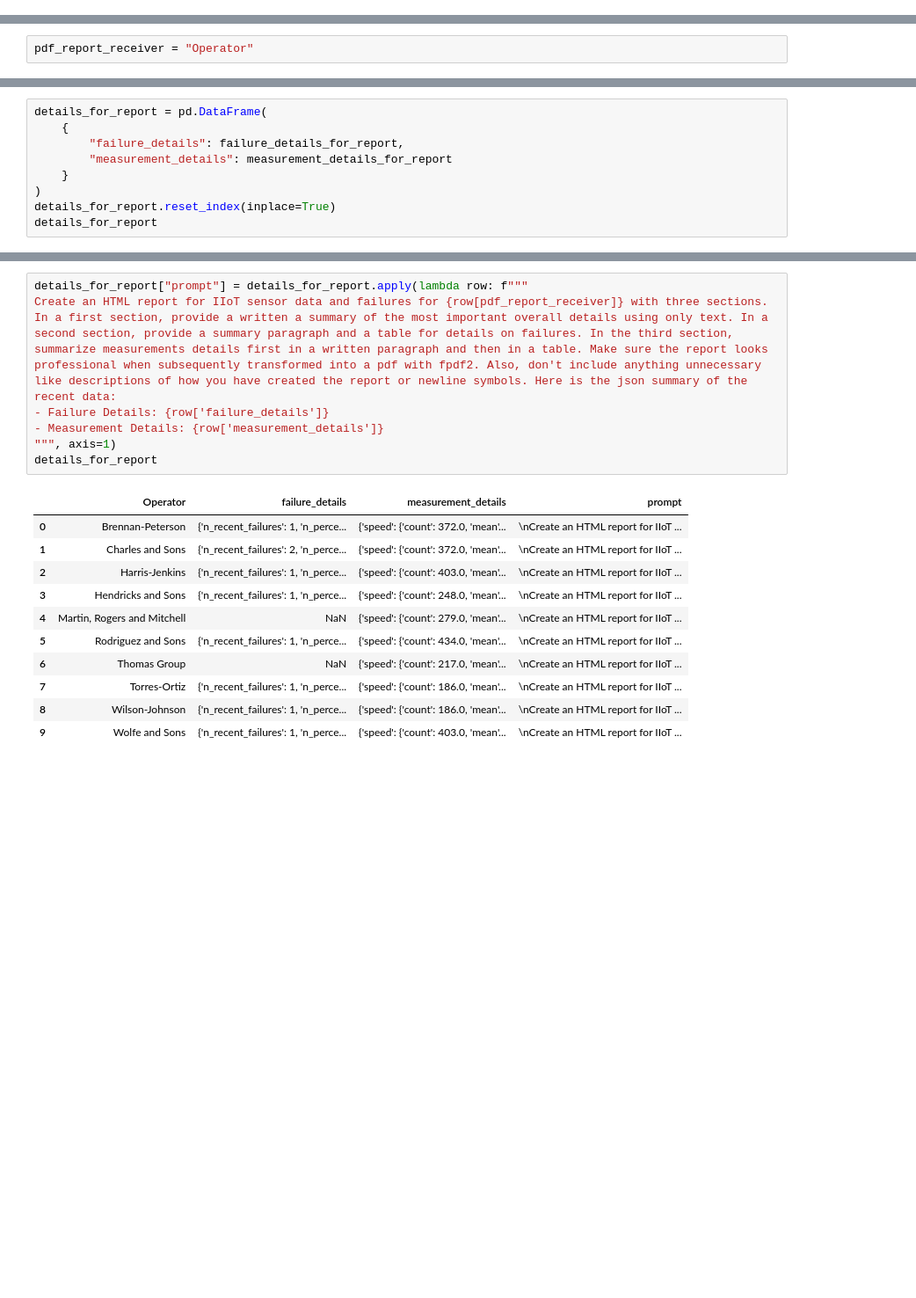
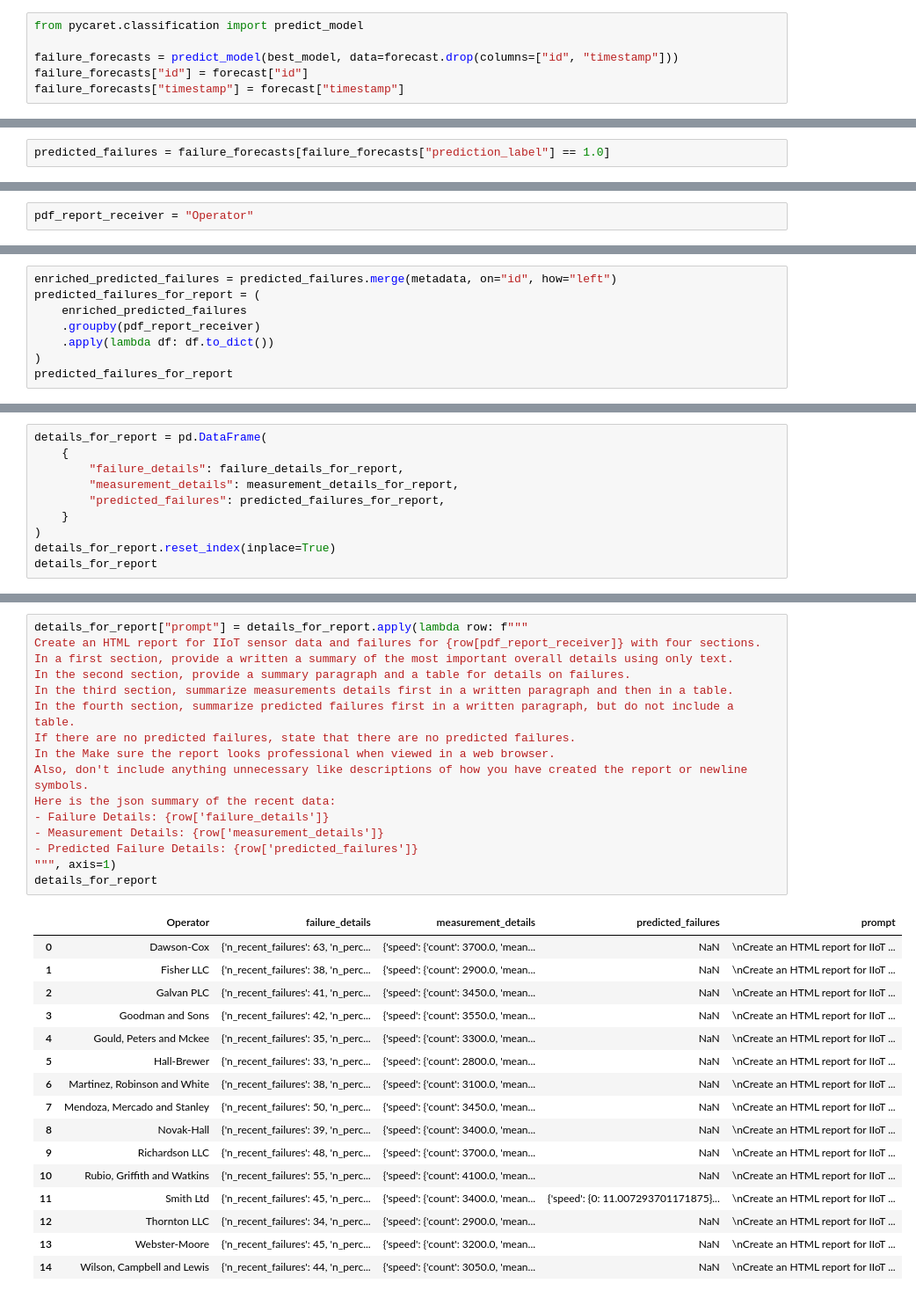
Before and after one commit to squirrel376/neuraltwin, a Jupyter notebook: src/classification/agent.ipynb, the cells around one changed output, grey strips where cells are left out. Shown at 88% size. Drawn from its saved outputs; the diff is of its cells as text; blank space fills up the shorter version.

Commit message:
agent with prediction in report

```diff
--- a/src/classification/agent.ipynb
+++ b/src/classification/agent.ipynb
@@ -259,0 +296,6 @@ n_forecased_failures
+# %%
+from pycaret.classification import predict_model
+
+failure_forecasts = predict_model(best_model, data=forecast.drop(columns=["id", "timestamp"]))
+failure_forecasts["id"] = forecast["id"]
+failure_forecasts["timestamp"] = forecast["timestamp"]
@@ -259,0 +304,2 @@ n_forecased_failures
+# %%
+predicted_failures = failure_forecasts[failure_forecasts["prediction_label"] == 1.0]
@@ -325 +401,9 @@ Wolfe and Sons                 {'speed': {'count': 403.0, 'mean': 40.98080614...
 dtype: object
+# %%
+enriched_predicted_failures = predicted_failures.merge(metadata, on="id", how="left")
+predicted_failures_for_report = (
+    enriched_predicted_failures
+    .groupby(pdf_report_receiver)
+    .apply(lambda df: df.to_dict())
+)
+predicted_failures_for_report
@@ -327,7 +415,8 @@ dtype: object
 details_for_report = pd.DataFrame(
     {
         "failure_details": failure_details_for_report,
-        "measurement_details": measurement_details_for_report
+        "measurement_details": measurement_details_for_report,
+        "predicted_failures": predicted_failures_for_report,
     }
 )
 details_for_report.reset_index(inplace=True)
@@ -347,20 +441,34 @@ details_for_report
 # %%
 details_for_report["prompt"] = details_for_report.apply(lambda row: f"""
-Create an HTML report for IIoT sensor data and failures for {row[pdf_report_receiver]} with three sections. In a first section, provide a written a summary of the most important overall details using only text. In a second section, provide a summary paragraph and a table for details on failures. In the third section, summarize measurements details first in a written paragraph and then in a table. Make sure the report looks professional when subsequently transformed into a pdf with fpdf2. Also, don't include anything unnecessary like descriptions of how you have created the report or newline symbols. Here is the json summary of the recent data:
+Create an HTML report for IIoT sensor data and failures for {row[pdf_report_receiver]} with four sections.
+In a first section, provide a written a summary of the most important overall details using only text.
+In the second section, provide a summary paragraph and a table for details on failures.
+In the third section, summarize measurements details first in a written paragraph and then in a table.
+In the fourth section, summarize predicted failures first in a written paragraph, but do not include a table.
+If there are no predicted failures, state that there are no predicted failures.
+In the Make sure the report looks professional when viewed in a web browser.
+Also, don't include anything unnecessary like descriptions of how you have created the report or newline symbols.
+Here is the json summary of the recent data:
 - Failure Details: {row['failure_details']}
 - Measurement Details: {row['measurement_details']}
+- Predicted Failure Details: {row['predicted_failures']}
 """, axis=1)
 details_for_report
 # %% [output]
-|  | Operator | failure_details | measurement_details | prompt |
-| 0 | Brennan-Peterson | {'n_recent_failures': 1, 'n_perce... | {'speed': {'count': 372.0, 'mean'... | \nCreate an HTML report for IIoT ... |
-| 1 | Charles and Sons | {'n_recent_failures': 2, 'n_perce... | {'speed': {'count': 372.0, 'mean'... | \nCreate an HTML report for IIoT ... |
-| 2 | Harris-Jenkins | {'n_recent_failures': 1, 'n_perce... | {'speed': {'count': 403.0, 'mean'... | \nCreate an HTML report for IIoT ... |
-| 3 | Hendricks and Sons | {'n_recent_failures': 1, 'n_perce... | {'speed': {'count': 248.0, 'mean'... | \nCreate an HTML report for IIoT ... |
-| 4 | Martin, Rogers and Mitchell | NaN | {'speed': {'count': 279.0, 'mean'... | \nCreate an HTML report for IIoT ... |
-| 5 | Rodriguez and Sons | {'n_recent_failures': 1, 'n_perce... | {'speed': {'count': 434.0, 'mean'... | \nCreate an HTML report for IIoT ... |
-| 6 | Thomas Group | NaN | {'speed': {'count': 217.0, 'mean'... | \nCreate an HTML report for IIoT ... |
-| 7 | Torres-Ortiz | {'n_recent_failures': 1, 'n_perce... | {'speed': {'count': 186.0, 'mean'... | \nCreate an HTML report for IIoT ... |
-| 8 | Wilson-Johnson | {'n_recent_failures': 1, 'n_perce... | {'speed': {'count': 186.0, 'mean'... | \nCreate an HTML report for IIoT ... |
-| 9 | Wolfe and Sons | {'n_recent_failures': 1, 'n_perce... | {'speed': {'count': 403.0, 'mean'... | \nCreate an HTML report for IIoT ... |
+|  | Operator | failure_details | measurement_details | predicted_failures | prompt |
+| 0 | Dawson-Cox | {'n_recent_failures': 63, 'n_perc... | {'speed': {'count': 3700.0, 'mean... | NaN | \nCreate an HTML report for IIoT ... |
+| 1 | Fisher LLC | {'n_recent_failures': 38, 'n_perc... | {'speed': {'count': 2900.0, 'mean... | NaN | \nCreate an HTML report for IIoT ... |
+| 2 | Galvan PLC | {'n_recent_failures': 41, 'n_perc... | {'speed': {'count': 3450.0, 'mean... | NaN | \nCreate an HTML report for IIoT ... |
+| 3 | Goodman and Sons | {'n_recent_failures': 42, 'n_perc... | {'speed': {'count': 3550.0, 'mean... | NaN | \nCreate an HTML report for IIoT ... |
+| 4 | Gould, Peters and Mckee | {'n_recent_failures': 35, 'n_perc... | {'speed': {'count': 3300.0, 'mean... | NaN | \nCreate an HTML report for IIoT ... |
+| 5 | Hall-Brewer | {'n_recent_failures': 33, 'n_perc... | {'speed': {'count': 2800.0, 'mean... | NaN | \nCreate an HTML report for IIoT ... |
+| 6 | Martinez, Robinson and White | {'n_recent_failures': 38, 'n_perc... | {'speed': {'count': 3100.0, 'mean... | NaN | \nCreate an HTML report for IIoT ... |
+| 7 | Mendoza, Mercado and Stanley | {'n_recent_failures': 50, 'n_perc... | {'speed': {'count': 3450.0, 'mean... | NaN | \nCreate an HTML report for IIoT ... |
+| 8 | Novak-Hall | {'n_recent_failures': 39, 'n_perc... | {'speed': {'count': 3400.0, 'mean... | NaN | \nCreate an HTML report for IIoT ... |
+| 9 | Richardson LLC | {'n_recent_failures': 48, 'n_perc... | {'speed': {'count': 3700.0, 'mean... | NaN | \nCreate an HTML report for IIoT ... |
+| 10 | Rubio, Griffith and Watkins | {'n_recent_failures': 55, 'n_perc... | {'speed': {'count': 4100.0, 'mean... | NaN | \nCreate an HTML report for IIoT ... |
+| 11 | Smith Ltd | {'n_recent_failures': 45, 'n_perc... | {'speed': {'count': 3400.0, 'mean... | {'speed': {0: 11.007293701171875}... | \nCreate an HTML report for IIoT ... |
+| 12 | Thornton LLC | {'n_recent_failures': 34, 'n_perc... | {'speed': {'count': 2900.0, 'mean... | NaN | \nCreate an HTML report for IIoT ... |
+| 13 | Webster-Moore | {'n_recent_failures': 45, 'n_perc... | {'speed': {'count': 3200.0, 'mean... | NaN | \nCreate an HTML report for IIoT ... |
+| 14 | Wilson, Campbell and Lewis | {'n_recent_failures': 44, 'n_perc... | {'speed': {'count': 3050.0, 'mean... | NaN | \nCreate an HTML report for IIoT ... |
 # %%
```
Also changed, not shown: parts of 27 cells of this notebook, 7 other files.
